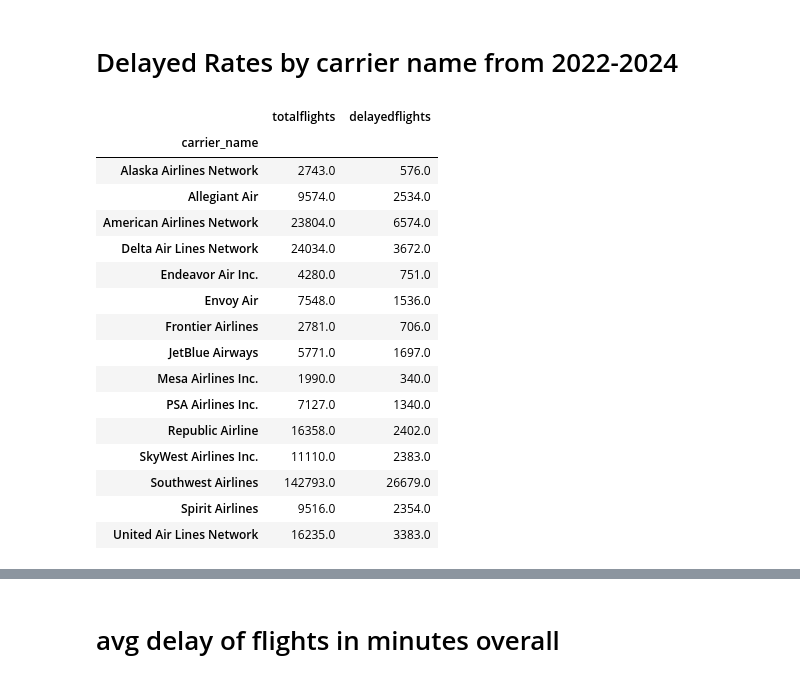
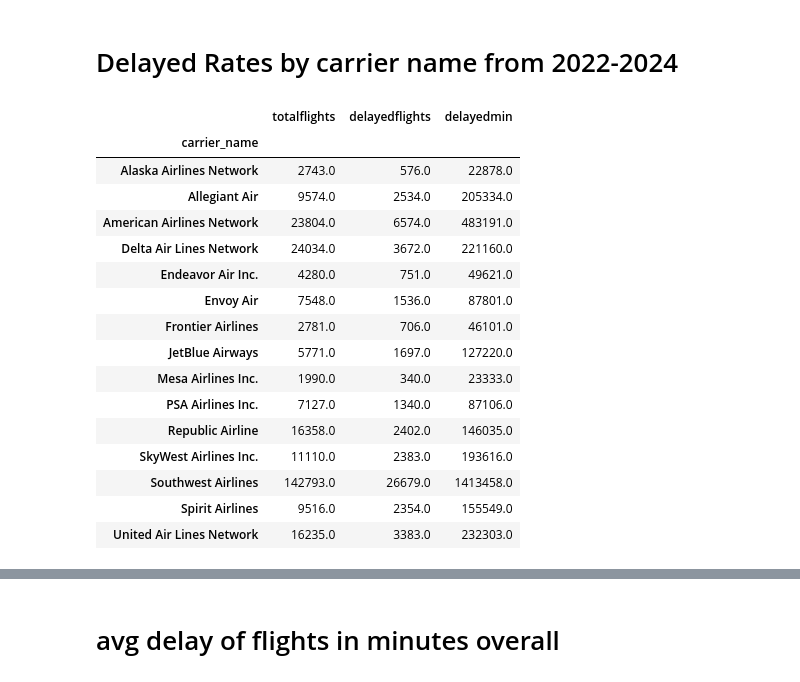
Before and after one commit to jaimreyes/bna-airline-delay-patterns, a Jupyter notebook: airline-delay.ipynb, the cells around one changed output, grey strips where cells are left out. Drawn from its saved outputs; the diff is of its cells as text; code cells hidden in the pictures.

```diff
--- a/airline-delay.ipynb
+++ b/airline-delay.ipynb
@@ -4,7 +4,7 @@ import geopandas as gpd
 import matplotlib.pyplot as plt
 import numpy as np
 # %%
-delay_df = pd.read_csv("D:/Jai - NSS/capstone/bna-delay-cause/Airline_Delay_Cause.csv")
+delay_df = pd.read_csv("D:/Jai - NSS/bna-airline-delay-patterns/bna-delay-cause/Airline_Delay_Cause.csv")
 delay_df.info()
 # %% [output]
 <class 'pandas.core.frame.DataFrame'>
@@ -90,25 +90,26 @@ delay_df[['arr_del15','arr_flights','carrier_ct','weather_delay','weather_ct','a
 # Delayed Rates by carrier name from 2022-2024
 # %%
 carrier_performance_agg = delay_df.groupby('carrier_name').agg(totalflights = ('arr_flights', 'sum'),
-                                                          delayedflights = ('arr_del15','sum'))
+                                                             delayedflights = ('arr_del15','sum'),
+                                                              delayedmin = ('arr_delay','sum'))
 carrier_performance_agg
 # %% [output]
-|  | totalflights | delayedflights |
-| carrier_name |  |  |
-| Alaska Airlines Network | 2743.0 | 576.0 |
-| Allegiant Air | 9574.0 | 2534.0 |
-| American Airlines Network | 23804.0 | 6574.0 |
-| Delta Air Lines Network | 24034.0 | 3672.0 |
-| Endeavor Air Inc. | 4280.0 | 751.0 |
-| Envoy Air | 7548.0 | 1536.0 |
-| Frontier Airlines | 2781.0 | 706.0 |
-| JetBlue Airways | 5771.0 | 1697.0 |
-| Mesa Airlines Inc. | 1990.0 | 340.0 |
-| PSA Airlines Inc. | 7127.0 | 1340.0 |
-| Republic Airline | 16358.0 | 2402.0 |
-| SkyWest Airlines Inc. | 11110.0 | 2383.0 |
-| Southwest Airlines | 142793.0 | 26679.0 |
-| Spirit Airlines | 9516.0 | 2354.0 |
-| United Air Lines Network | 16235.0 | 3383.0 |
+|  | totalflights | delayedflights | delayedmin |
+| carrier_name |  |  |  |
+| Alaska Airlines Network | 2743.0 | 576.0 | 22878.0 |
+| Allegiant Air | 9574.0 | 2534.0 | 205334.0 |
+| American Airlines Network | 23804.0 | 6574.0 | 483191.0 |
+| Delta Air Lines Network | 24034.0 | 3672.0 | 221160.0 |
+| Endeavor Air Inc. | 4280.0 | 751.0 | 49621.0 |
+| Envoy Air | 7548.0 | 1536.0 | 87801.0 |
+| Frontier Airlines | 2781.0 | 706.0 | 46101.0 |
+| JetBlue Airways | 5771.0 | 1697.0 | 127220.0 |
+| Mesa Airlines Inc. | 1990.0 | 340.0 | 23333.0 |
+| PSA Airlines Inc. | 7127.0 | 1340.0 | 87106.0 |
+| Republic Airline | 16358.0 | 2402.0 | 146035.0 |
+| SkyWest Airlines Inc. | 11110.0 | 2383.0 | 193616.0 |
+| Southwest Airlines | 142793.0 | 26679.0 | 1413458.0 |
+| Spirit Airlines | 9516.0 | 2354.0 | 155549.0 |
+| United Air Lines Network | 16235.0 | 3383.0 | 232303.0 |
 # %%
 carrier_performance_agg['delayed_rates_percent'] = ((carrier_performance_agg['delayedflights']/carrier_performance_agg['totalflights'])*100).round(2)
```
Also changed, not shown: parts of 37 cells of this notebook.
